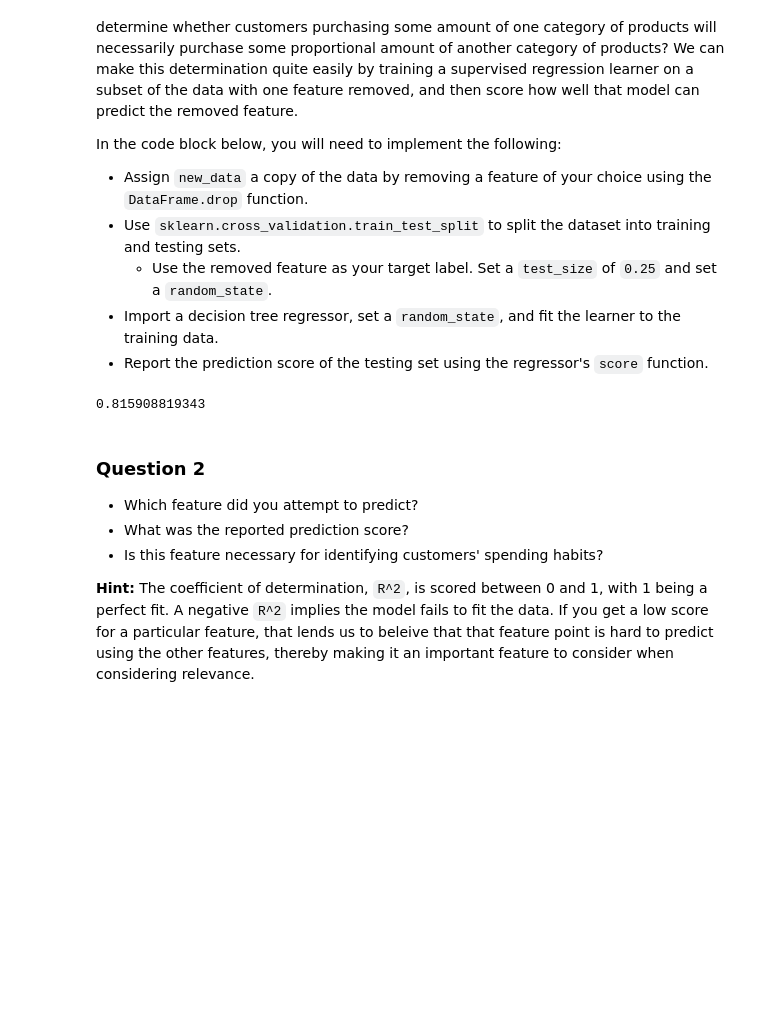
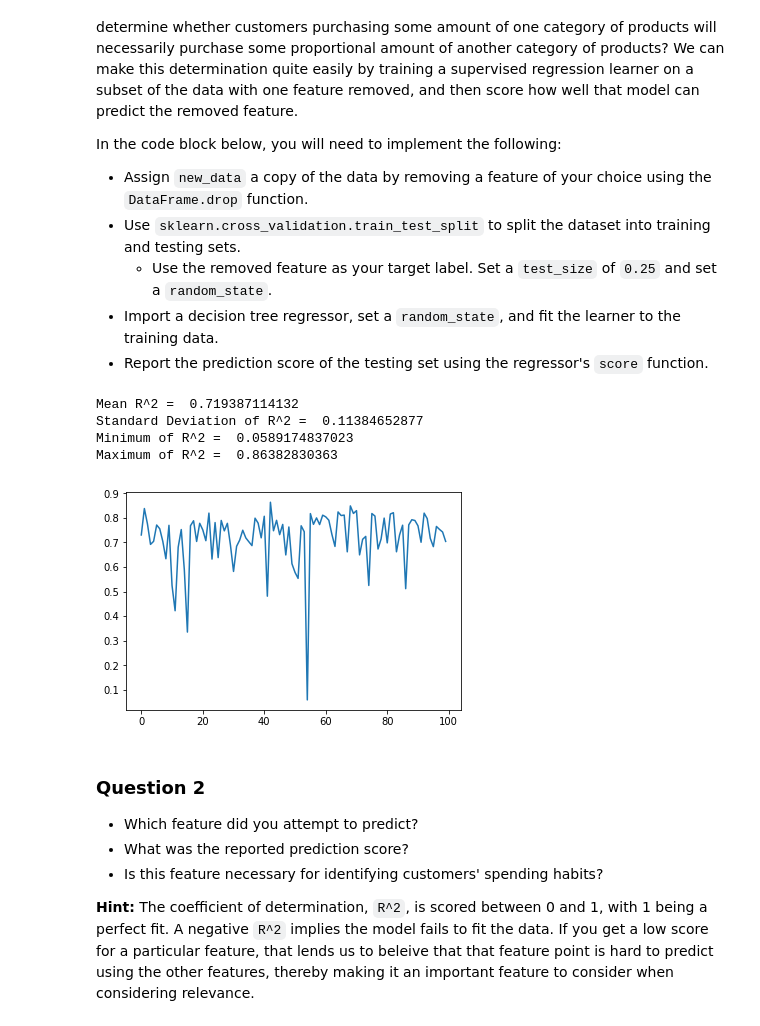
Before and after one commit to sumant-kulkarni/customer_segments, a Jupyter notebook: customer_segments.ipynb, the cells around one changed output. Saved outputs shown, nothing was run; the diff lists cells and outputs as text; code cells hidden in the pictures; blank space fills up the shorter version.

```diff
--- a/customer_segments.ipynb
+++ b/customer_segments.ipynb
@@ -108,26 +108,43 @@ In the code block below, you will need to implement the following:
 # %%
 from sklearn.model_selection import train_test_split
 from sklearn.tree import DecisionTreeRegressor
 from sklearn.metrics import accuracy_score
 
 # TODO: Make a copy of the DataFrame, using the 'drop' function to drop the given feature
 feature_to_drop = 'Grocery'
 new_data = data.drop(feature_to_drop, axis = 1)
 
 # TODO: Split the data into training and testing sets(0.25) using the given feature as the target
 # Set a random state.
 y_feature = data[feature_to_drop]
-X_train, X_test, y_train, y_test = train_test_split(new_data, y_feature, test_size=0.25, random_state=1)
 
-# TODO: Create a decision tree regressor and fit it to the training set
-regressor = DecisionTreeRegressor(max_depth=5)
-regressor.fit(X_train, y_train)
+scores = []
+for _ in range(100):
+    #X_train, X_test, y_train, y_test = train_test_split(new_data, y_feature, test_size=0.25, random_state=1)
+    X_train, X_test, y_train, y_test = train_test_split(new_data, y_feature, test_size=0.25)
 
-# TODO: Report the score of the prediction using the testing set
-score = regressor.score(X_test, y_test)
-print(score)
+    # TODO: Create a decision tree regressor and fit it to the training set
+    #regressor = DecisionTreeRegressor(max_depth=5, random_state=1)
+    regressor = DecisionTreeRegressor(max_depth=5)
+    regressor.fit(X_train, y_train)
+
+    # TODO: Report the score of the prediction using the testing set
+    score = regressor.score(X_test, y_test)
+    #print(score)
+    scores.append(score)
+
+print('Mean R^2 = ', np.asarray(scores).mean())
+print('Standard Deviation of R^2 = ', np.asarray(scores).std())
+print('Minimum of R^2 = ', np.asarray(scores).min())
+print('Maximum of R^2 = ', np.asarray(scores).max())
+plt.plot(scores)
+plt.show()
 # %% [output]
-0.815908819343
+Mean R^2 =  0.719387114132
+Standard Deviation of R^2 =  0.11384652877
+Minimum of R^2 =  0.0589174837023
+Maximum of R^2 =  0.86382830363
+[figure, added]
 # %% [markdown]
 ### Question 2
 
```
Also changed, not shown: parts of 4 cells of this notebook.
